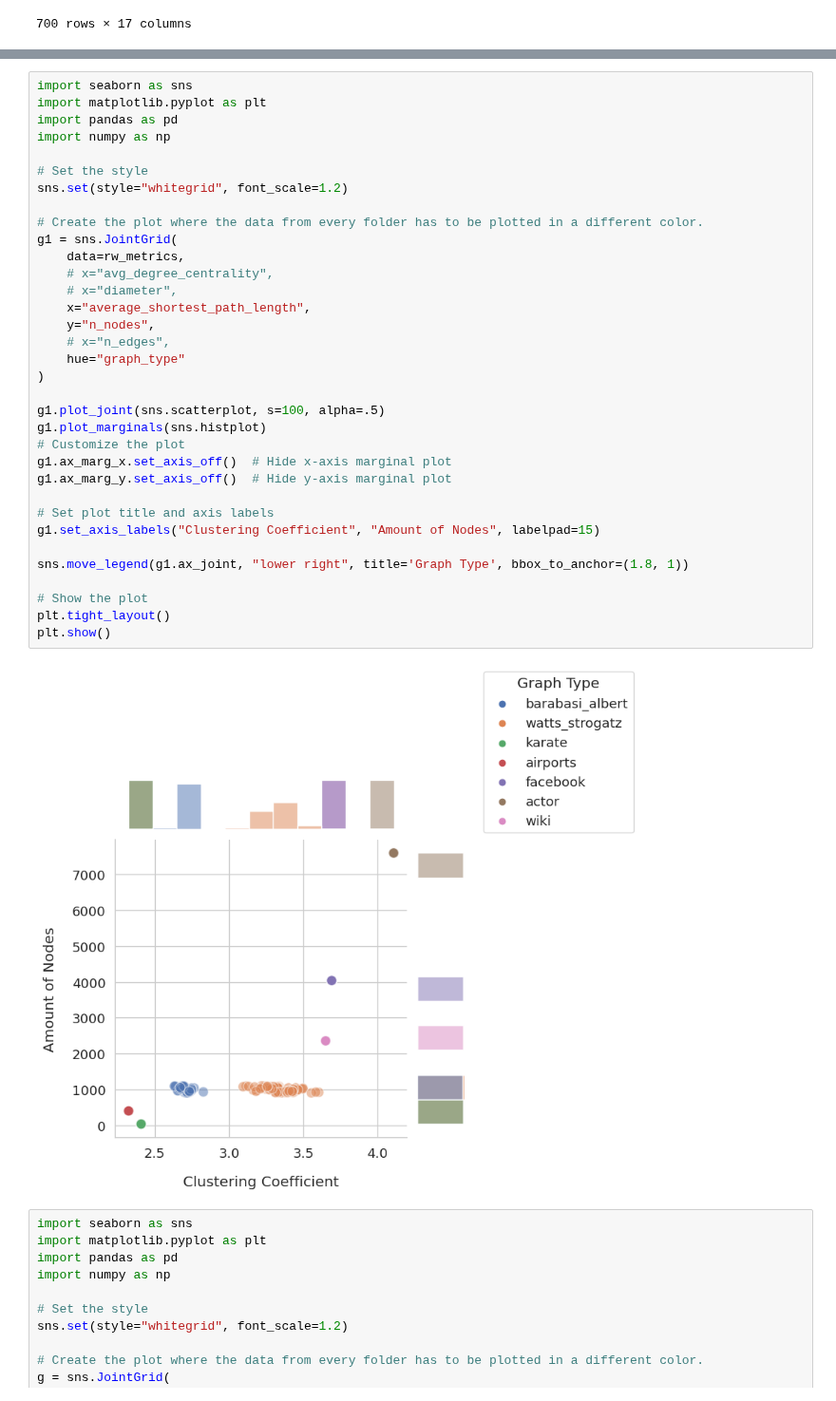
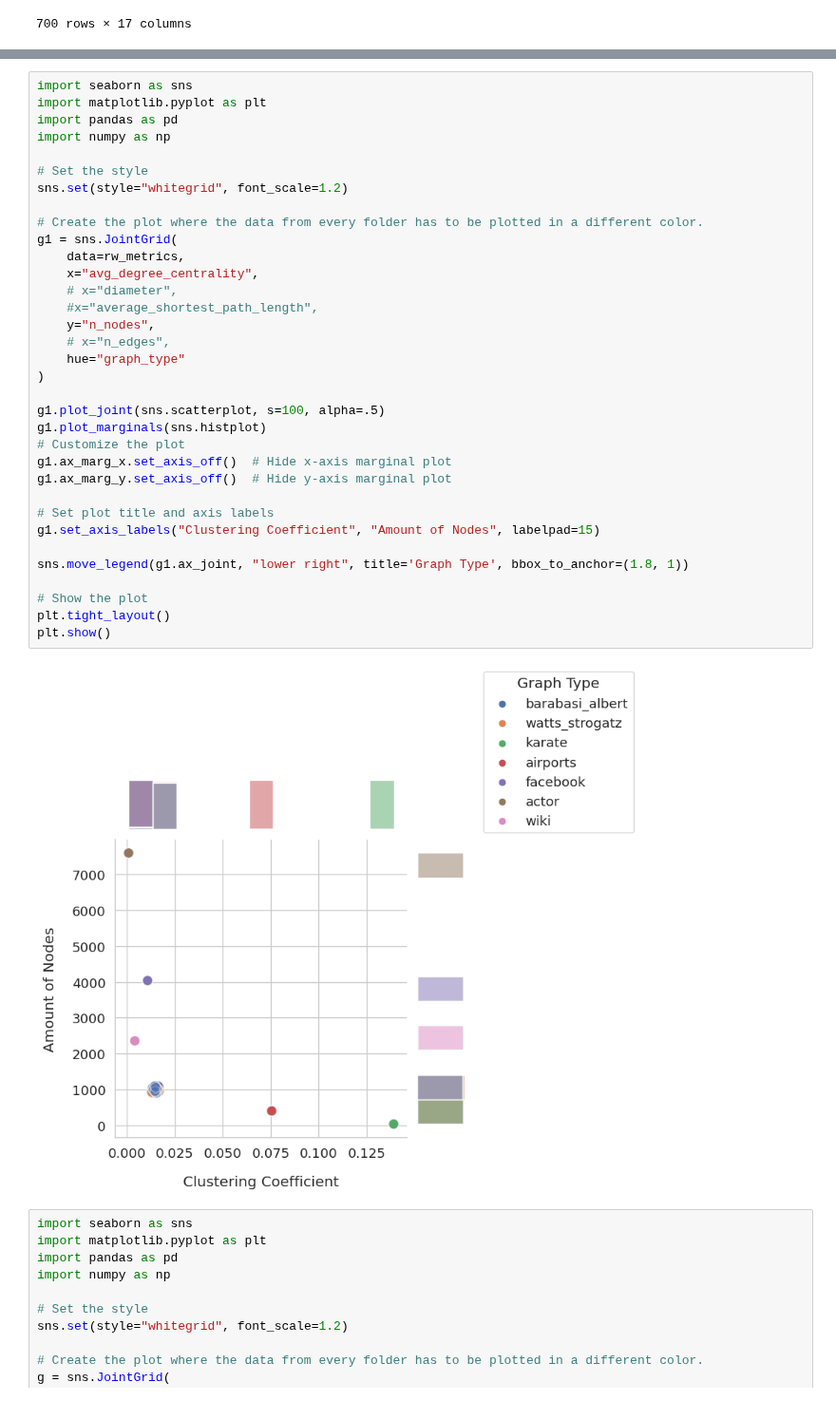
Before and after one commit to joh-dah/source_detection, a Jupyter notebook: report_vis/data_vis.ipynb, the cells around one changed output, grey strips where cells are left out. Shown at 95% size. Saved outputs shown, nothing was run; the diff lists cells and outputs as text.

```diff
--- a/report_vis/data_vis.ipynb
+++ b/report_vis/data_vis.ipynb
@@ -84,36 +84,36 @@ import matplotlib.pyplot as plt
 import pandas as pd
 import numpy as np
 
 # Set the style
 sns.set(style="whitegrid", font_scale=1.2)
 
 # Create the plot where the data from every folder has to be plotted in a different color.
 g1 = sns.JointGrid(
     data=rw_metrics,
-    # x="avg_degree_centrality",
+    x="avg_degree_centrality",
     # x="diameter",
-    x="average_shortest_path_length",
+    #x="average_shortest_path_length",
     y="n_nodes",
     # x="n_edges",
     hue="graph_type"
 )
 
 g1.plot_joint(sns.scatterplot, s=100, alpha=.5)
 g1.plot_marginals(sns.histplot)
 # Customize the plot
 g1.ax_marg_x.set_axis_off()  # Hide x-axis marginal plot
 g1.ax_marg_y.set_axis_off()  # Hide y-axis marginal plot
 
 # Set plot title and axis labels
 g1.set_axis_labels("Clustering Coefficient", "Amount of Nodes", labelpad=15)
 
 sns.move_legend(g1.ax_joint, "lower right", title='Graph Type', bbox_to_anchor=(1.8, 1))
 
 # Show the plot
 plt.tight_layout()
 plt.show()
 # %% [output]
-[figure, old version]
+[figure, new version]
 # %%
 import seaborn as sns
 import matplotlib.pyplot as plt
```
Also changed, not shown: 4 other files.
